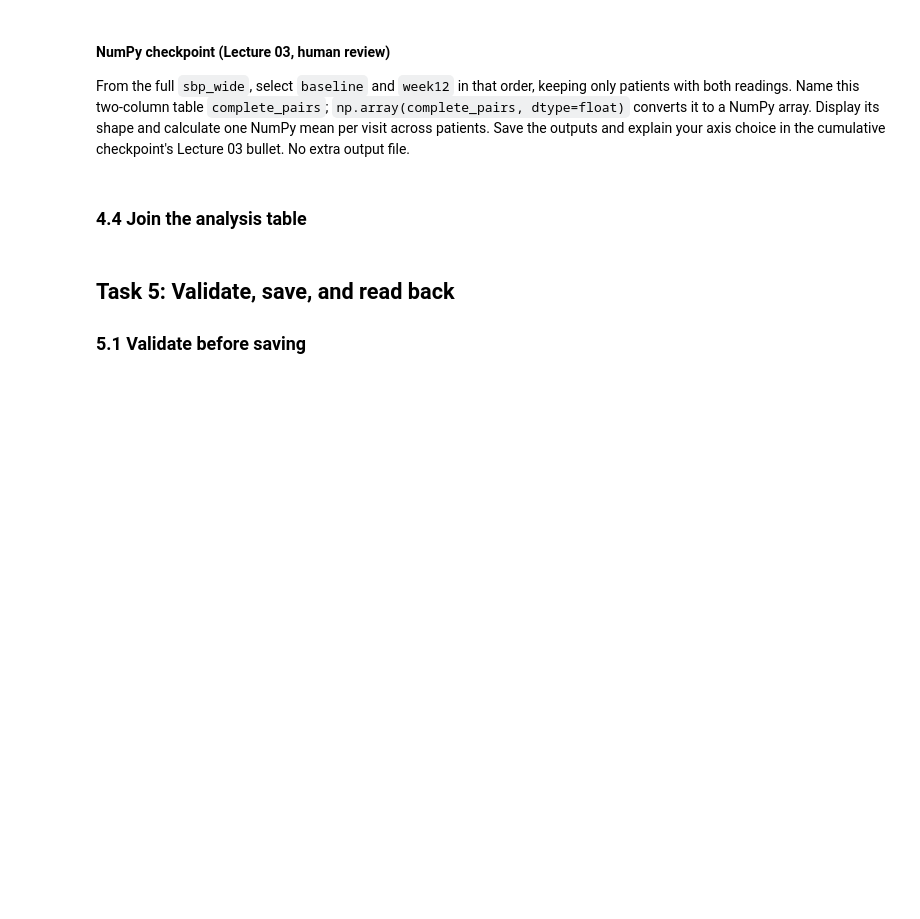
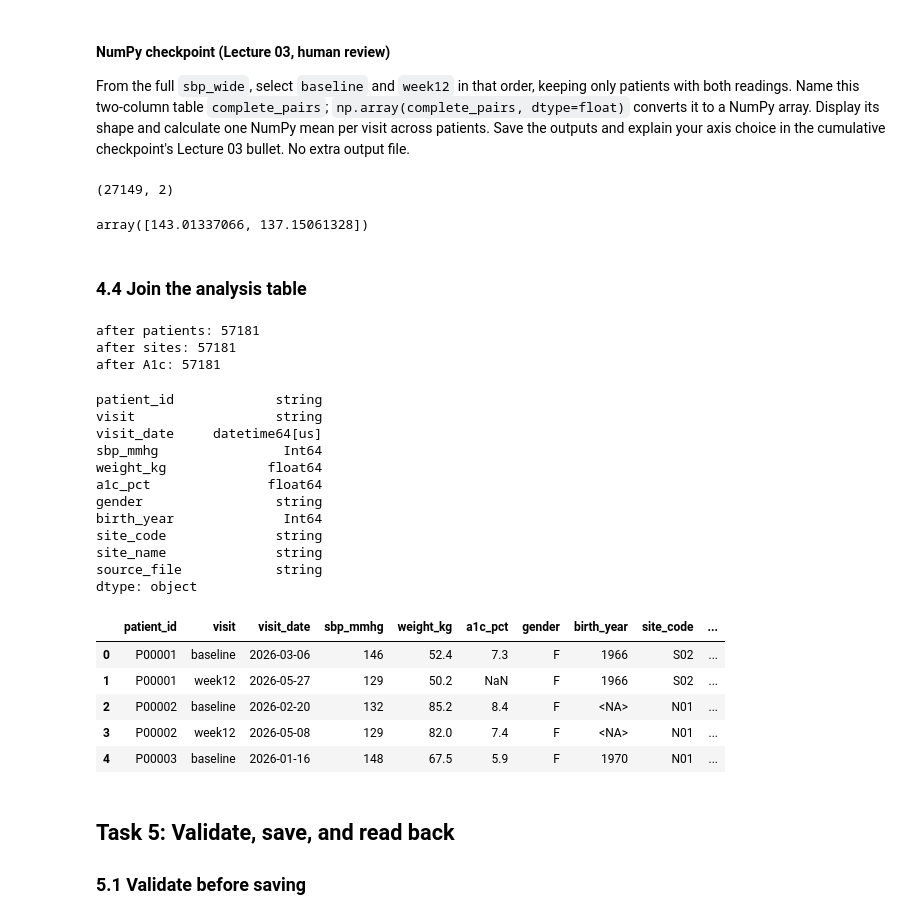
Before and after one commit to weiran-jsm/ds217-26f-06, a Jupyter notebook: assignment.ipynb, the cells around one changed output. Saved outputs shown, nothing was run; the diff lists cells and outputs as text; code cells hidden in the pictures; blank space fills up the shorter version.

```diff
--- a/assignment.ipynb
+++ b/assignment.ipynb
@@ -561,6 +593,15 @@ a1c_long = None
 # %% [markdown]
 ### 4.2 Check the keys before joining
 # %%
-# TODO: steps 1 and 2, catch the MergeError, show the repeated site rows, and build sites_current.
 sites = raw["sites"]
-sites_current = None
+
+# 1. merging on the raw site list breaks many_to_one
+try:
+    patients_clean.merge(sites, on="site_code", how="left", validate="many_to_one")
+except pd.errors.MergeError as error:
+    print("MergeError:", error)
+
+# 2. show the repeated site rows, then keep current records
+display(sites[sites.duplicated(subset=["site_code"], keep=False)])
+sites_current = sites.loc[sites["record_status"] == "current", ["site_code", "site_name"]].reset_index(drop=True)
+sites_current
@@ -578,13 +697,64 @@ sbp_wide = None
 
 From the full `sbp_wide`, select `baseline` and `week12` in that order, keeping only patients with both readings. Name this two-column table `complete_pairs`; `np.array(complete_pairs, dtype=float)` converts it to a NumPy array. Display its shape and calculate one NumPy mean per visit across patients. Save the outputs and explain your axis choice in the cumulative checkpoint's Lecture 03 bullet. No extra output file.
 # %%
-# TODO: select complete pairs, convert to a NumPy array, and display its shape and two per-visit means.
+complete_pairs = sbp_wide[["baseline", "week12"]].dropna()
+sbp_array = np.array(complete_pairs, dtype=float)
+display(sbp_array.shape)
+np.mean(sbp_array, axis=0)
+# %% [output]
+(27149, 2)
+array([143.01337066, 137.15061328])
 # %% [markdown]
 ### 4.4 Join the analysis table
 # %%
-# TODO: three left merges onto visits_clean, each with validate=, then the columns and dtypes
-# in README Task 4.4. A MergeError means an earlier step left a problem: see HINTS.md.
-analysis = None
+analysis = visits_clean.merge(patients_clean, on="patient_id", how="left", validate="many_to_one")
+print("after patients:", len(analysis))
+analysis = analysis.merge(sites_current, on="site_code", how="left", validate="many_to_one")
+print("after sites:", len(analysis))
+analysis = analysis.merge(a1c_long, on=["patient_id", "visit"], how="left", validate="one_to_one")
+print("after A1c:", len(analysis))
+
+analysis = analysis[[
+    "patient_id", "visit", "visit_date", "sbp_mmhg", "weight_kg", "a1c_pct",
+    "gender", "birth_year", "site_code", "site_name", "source_file",
+]]
+analysis = analysis.astype({
+    "patient_id": "string",
+    "visit": "string",
+    "visit_date": "datetime64[us]",
+    "sbp_mmhg": "Int64",
+    "weight_kg": "float64",
+    "a1c_pct": "float64",
+    "gender": "string",
+    "birth_year": "Int64",
+    "site_code": "string",
+    "site_name": "string",
+    "source_file": "string",
+})
+display(analysis.dtypes)
+analysis.head()
+# %% [output]
+after patients: 57181
+after sites: 57181
+after A1c: 57181
+patient_id             string
+visit                  string
+visit_date     datetime64[us]
+sbp_mmhg                Int64
+weight_kg             float64
+a1c_pct               float64
+gender                 string
+birth_year              Int64
+site_code              string
+site_name              string
+source_file            string
+dtype: object
+|  | patient_id | visit | visit_date | sbp_mmhg | weight_kg | a1c_pct | gender | birth_year | site_code | ... |
+| 0 | P00001 | baseline | 2026-03-06 | 146 | 52.4 | 7.3 | F | 1966 | S02 | ... |
+| 1 | P00001 | week12 | 2026-05-27 | 129 | 50.2 | NaN | F | 1966 | S02 | ... |
+| 2 | P00002 | baseline | 2026-02-20 | 132 | 85.2 | 8.4 | F | <NA> | N01 | ... |
+| 3 | P00002 | week12 | 2026-05-08 | 129 | 82.0 | 7.4 | F | <NA> | N01 | ... |
+| 4 | P00003 | baseline | 2026-01-16 | 148 | 67.5 | 5.9 | F | 1970 | N01 | ... |
 # %% [markdown]
 ## Task 5: Validate, save, and read back
 
```
Also changed, not shown: parts of 10 cells of this notebook, 4 other files.
